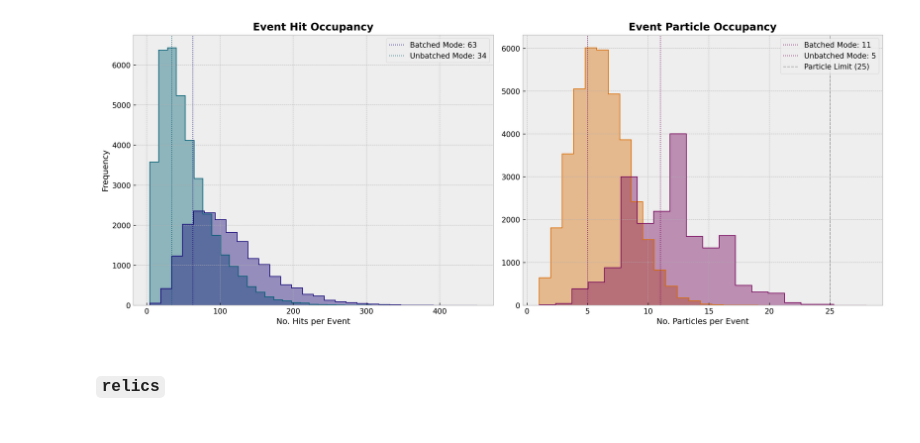
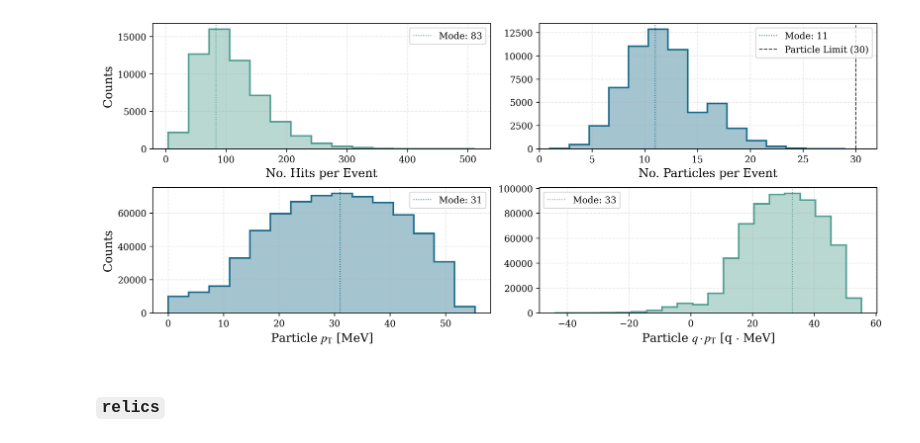
Before and after one commit to vsqdhruv/hepattn, a Jupyter notebook: src/hepattn/experiments/mu3e/visualisation/data_vis.ipynb, the cells around one changed output. Drawn from its saved outputs; the diff is of its cells as text; code cells hidden in the pictures.

Commit message:
regenerated visuals

```diff
--- a/src/hepattn/experiments/mu3e/visualisation/data_vis.ipynb
+++ b/src/hepattn/experiments/mu3e/visualisation/data_vis.ipynb
@@ -26,9 +23,6 @@ all_tracks_dir = "/home/xzcapnai/hepattn/hepattn/src/hepattn/experiments/mu3e/da
 # %%
 all_hits_batched = pd.read_parquet(all_hits_batched_dir, engine='fastparquet')
 all_tracks_batched = pd.read_parquet(all_tracks_batched_dir, engine='fastparquet')
-
-all_hits = pd.read_parquet(all_hits_dir, engine='fastparquet')
-all_tracks = pd.read_parquet(all_tracks_dir, engine='fastparquet')
 # %%
 print(f"num_events in all_hits_batched : {len(all_hits_batched['eventID'].unique())}")
 print(f"num_events in all_tracks_batched : {len(all_tracks_batched['eventID'].unique())}")
@@ -285,48 +279,80 @@ event_track_counts = all_tracks['eventID'].value_counts()
+# %%
+all_tracks_batched['pT'] = np.sqrt(all_tracks_batched['px']**2 + all_tracks_batched['py']**2)
+all_tracks_batched['qpT'] = all_tracks_batched['charge']*all_tracks_batched['pT']
+# %%
+import seaborn as sns
+
+cmap_name = "crest"
+cmap = plt.get_cmap(cmap_name)
+sample_points = np.linspace(0, 1, 4)
+colors = cmap(sample_points)
+
+training_colours = {
+    "Baseline":         colors[0],
+    "OptimiserFix-200": colors[1],
+    "MRLoss-200-0.1pT": colors[2],
+    "MRLoss-200-0.3pT": colors[3]
+}
 # %%
 # Calculate modes
-hit_mode = np.bincount(event_hit_counts).argmax()
-particle_mode = np.bincount(event_track_counts).argmax()
 batched_hit_mode = np.bincount(event_hit_counts_batched).argmax()
 batched_particle_mode = np.bincount(event_track_counts_batched).argmax()
+momentum_mode = np.bincount(all_tracks_batched['pT']).argmax()
 
-# Using a clean style
-plt.style.use('bmh')
+counts, bin_edges = np.histogram(all_tracks_batched['qpT'], bins=500)
+peak_bin = np.argmax(counts)
+signed_momentum_mode = (bin_edges[peak_bin] + bin_edges[peak_bin + 1]) / 2
 
-fig, (ax1, ax2) = plt.subplots(1, 2, figsize=(15, 6), dpi=250)
+
+fig, ((ax1, ax2), (ax3, ax4)) = plt.subplots(2, 2, figsize=(12, 5))
 
 # Plot 1: Hit Occupancy
-ax1.hist(event_hit_counts,bins=30,histtype='step', linewidth=1,color='#005E73')
-ax1.hist(event_hit_counts,bins=30,histtype='stepfilled',alpha=0.4,color='#005E73')
+ax1.hist(event_hit_counts_batched,bins=15,histtype='step', linewidth=1.8,color=colors[1])
+ax1.hist(event_hit_counts_batched,bins=15,histtype='stepfilled',alpha=0.4, color=colors[1])
+ax1.axvline(batched_hit_mode, color=colors[1], linestyle=':', linewidth=1, label=f'Mode: {batched_hit_mode}')
 
-ax1.hist(event_hit_counts_batched,bins=30,histtype='step', linewidth=1,color='#100075')
-ax1.hist(event_hit_counts_batched,bins=30,histtype='stepfilled',alpha=0.4,color='#100075')
+ax1.set_xlabel('No. Hits per Event', fontsize=13)
+ax1.set_ylabel('Counts', fontsize=13)
+ax1.legend()
+ax1.grid(alpha=0.3, linestyle="--")
 
-ax1.axvline(batched_hit_mode, color='#100075', linestyle=':', linewidth=1, label=f'Batched Mode: {batched_hit_mode}')
-ax1.axvline(hit_mode, color='#005E73', linestyle=':', linewidth=1, label=f'Unbatched Mode: {hit_mode}')
-
-ax1.set_title('Event Hit Occupancy', fontsize=14, fontweight='bold')
-ax1.set_xlabel('No. Hits per Event', fontsize=11)
-ax1.set_ylabel('Frequency', fontsize=11)
-ax1.legend()
 
 # Plot 2: Particle Occupancy
-ax2.hist(event_track_counts,bins=20,histtype='step',linewidth=1,color='#D96B00')
-ax2.hist(event_track_counts,bins=20,histtype='stepfilled',alpha=0.4,color='#D96B00')
+ax2.hist(event_track_counts_batched,bins=15,histtype='step',linewidth=1.8,color=colors[2])
+ax2.hist(event_track_counts_batched,bins=15,histtype='stepfilled',alpha=0.4,color=colors[2])
+ax2.axvline(batched_particle_mode, color=colors[2], linestyle=':', linewidth=1, label=f'Mode: {batched_particle_mode}')
+ax2.axvline(30, color='black', linestyle='--', alpha=0.8, linewidth=1, label='Particle Limit (30)')
 
-ax2.hist(event_track_counts_batched,bins=20,histtype='step',linewidth=1,color='#730058')
-ax2.hist(event_track_counts_batched,bins=20,histtype='stepfilled',alpha=0.4,color='#730058')
+ax2.set_xlabel('No. Particles per Event', fontsize=13)
+ax2.set_xlim(0,32)
+ax2.legend()
+ax2.grid(alpha=0.3, linestyle="--")
 
-ax2.axvline(batched_particle_mode, color='#730058', linestyle=':', linewidth=1, label=f'Batched Mode: {batched_particle_mode}')
-ax2.axvline(particle_mode, color='#730058', linestyle=':', linewidth=1, label=f'Unbatched Mode: {particle_mode}')
-ax2.axvline(25, color='black', linestyle='--', alpha=0.3, linewidth=1, label='Particle Limit (25)')
-ax2.set_title('Event Particle Occupancy', fontsize=14, fontweight='bold')
-ax2.set_xlabel('No. Particles per Event', fontsize=11)
-ax2.legend()
+# Plot 4: Transverse Momentum Spectrum
+ax3.hist(all_tracks_batched['pT'], bins=15, histtype='step',linewidth=1.8,color=colors[2])
+ax3.hist(all_tracks_batched['pT'], bins=15, histtype='stepfilled',alpha=0.4,color=colors[2])
+ax3.axvline(momentum_mode, color=colors[2], linestyle=':', linewidth=1, label=f'Mode: {momentum_mode}')
 
-plt.tight_layout()
-plt.show()
+ax3.set_xlabel(r"Particle $p_\mathrm{T}$ [MeV]", fontsize=13)
+ax3.set_ylabel('Counts', fontsize=13)
+ax3.legend()
+ax3.grid(alpha=0.3, linestyle="--")
+
+# Plot 3: Signed Transverse Momentum Spectrum
+ax4.hist(all_tracks_batched['qpT'], bins=20, histtype='step',linewidth=1.8,color=colors[1])
+ax4.hist(all_tracks_batched['qpT'], bins=20, histtype='stepfilled',alpha=0.4,color=colors[1])
+ax4.axvline(signed_momentum_mode, color=colors[1], linestyle=':', linewidth=1, label=f'Mode: {signed_momentum_mode:.0f}')
+
+ax4.set_xlabel(r"Particle $q \cdot p_\mathrm{T}$ [q $\cdot$ MeV]", fontsize=13)
+ax4.legend()
+ax4.grid(alpha=0.3, linestyle="--")
+
+plt.show
+
+out_dir = "/home/xzcapnai/hepattn/hepattn/src/hepattn/experiments/mu3e/visualisation/plots/"
+plt.savefig(out_dir + "various_mu3e_spectrums.png")
 # %% [output]
-[figure, old version]
+[figure, new version]
 # %% [markdown]
 ### `relics`
 # %%
```
Also changed, not shown: parts of 6 cells of this notebook, 1 other file.
